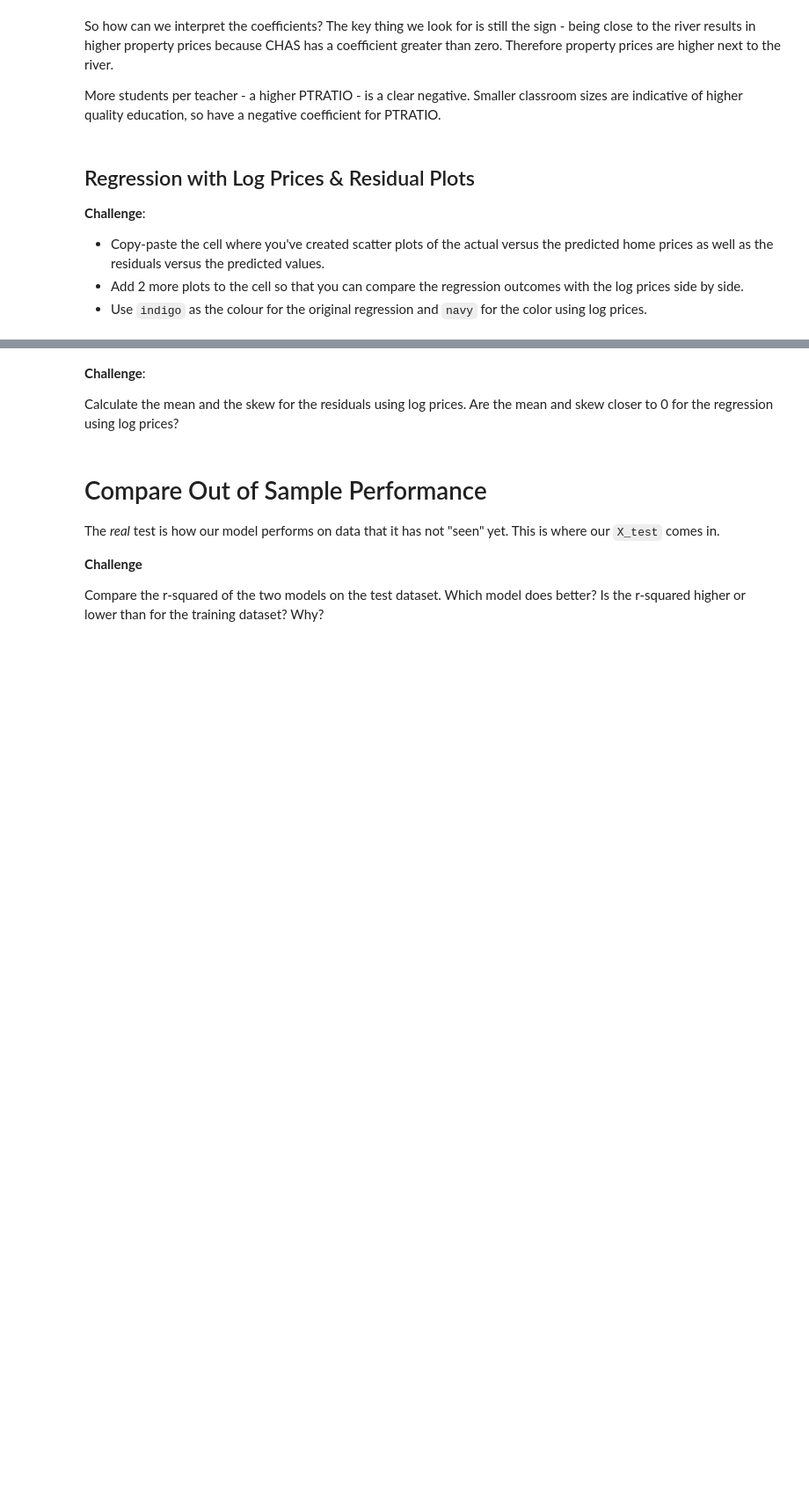
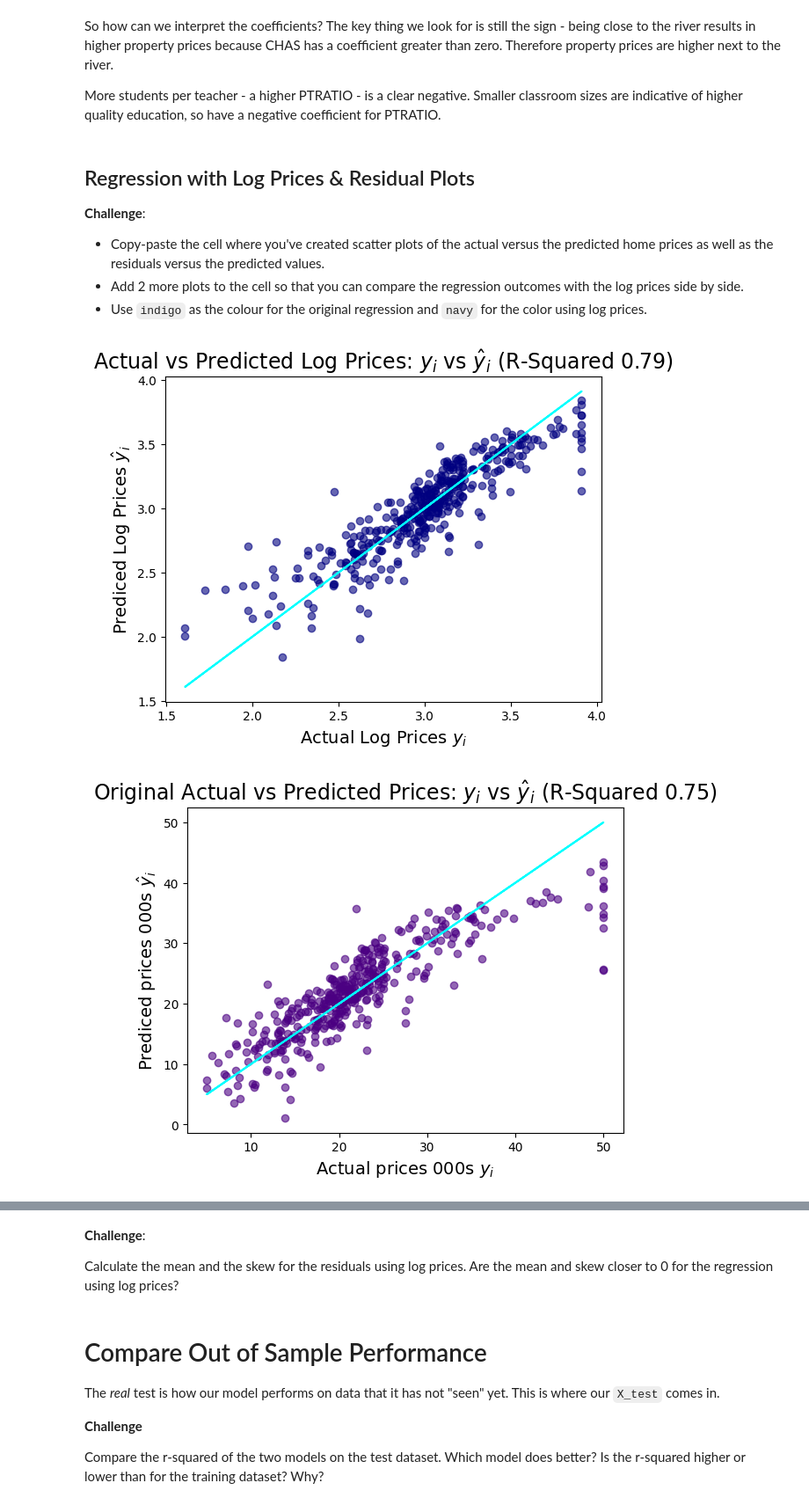
Before and after one commit to shahiddhariwala/boston_housing_prediction, a Jupyter notebook: Multivariable_Regression_and_Valuation_Model_(start).ipynb, the cells around one changed output, grey strips where cells are left out. Shown at 88% size. Drawn from its saved outputs; the diff is of its cells as text; code cells hidden in the pictures; blank space fills up the shorter version.

Commit message:
Actual vs Predicted Log Prices

```diff
--- a/Multivariable_Regression_and_Valuation_Model_(start).ipynb
+++ b/Multivariable_Regression_and_Valuation_Model_(start).ipynb
@@ -770,3 +770,35 @@ More students per teacher - a higher PTRATIO - is a clear negative. Smaller clas
 * Copy-paste the cell where you've created scatter plots of the actual versus the predicted home prices as well as the residuals versus the predicted values.
 * Add 2 more plots to the cell so that you can compare the regression outcomes with the log prices side by side.
 * Use `indigo` as the colour for the original regression and `navy` for the color using log prices.
+# %%
+plt.scatter(x=log_y_train, y=log_predictions, c='navy', alpha=0.6)
+plt.plot(log_y_train, log_y_train, color='cyan')
+plt.title(f'Actual vs Predicted Log Prices: $y _i$ vs $\hat y_i$ (R-Squared {log_rsquared:.2})', fontsize=17)
+plt.xlabel('Actual Log Prices $y _i$', fontsize=14)
+plt.ylabel('Prediced Log Prices $\hat y _i$', fontsize=14)
+plt.show()
+
+# Original Regression of Actual vs. Predicted Prices
+plt.scatter(x=y_train, y=predicted_values, c='indigo', alpha=0.6)
+plt.plot(y_train, y_train, color='cyan')
+plt.title(f'Original Actual vs Predicted Prices: $y _i$ vs $\hat y_i$ (R-Squared {rsquared:.3})', fontsize=17)
+plt.xlabel('Actual prices 000s $y _i$', fontsize=14)
+plt.ylabel('Prediced prices 000s $\hat y _i$', fontsize=14)
+plt.show()
+
+# Residuals vs Predicted values (Log prices)
+plt.scatter(x=log_predictions, y=log_residuals, c='navy', alpha=0.6)
+plt.title('Residuals vs Fitted Values for Log Prices', fontsize=17)
+plt.xlabel('Predicted Log Prices $\hat y _i$', fontsize=14)
+plt.ylabel('Residuals', fontsize=14)
+plt.show()
+
+# Residuals vs Predicted values
+plt.scatter(x=predicted_values, y=residuals, c='indigo', alpha=0.6)
+plt.title('Original Residuals vs Fitted Values', fontsize=17)
+plt.xlabel('Predicted Prices $\hat y _i$', fontsize=14)
+plt.ylabel('Residuals', fontsize=14)
+plt.show()
+# %% [output]
+[figure, added]
+[figure, added]
```
Also changed, not shown: parts of 3 cells of this notebook.
